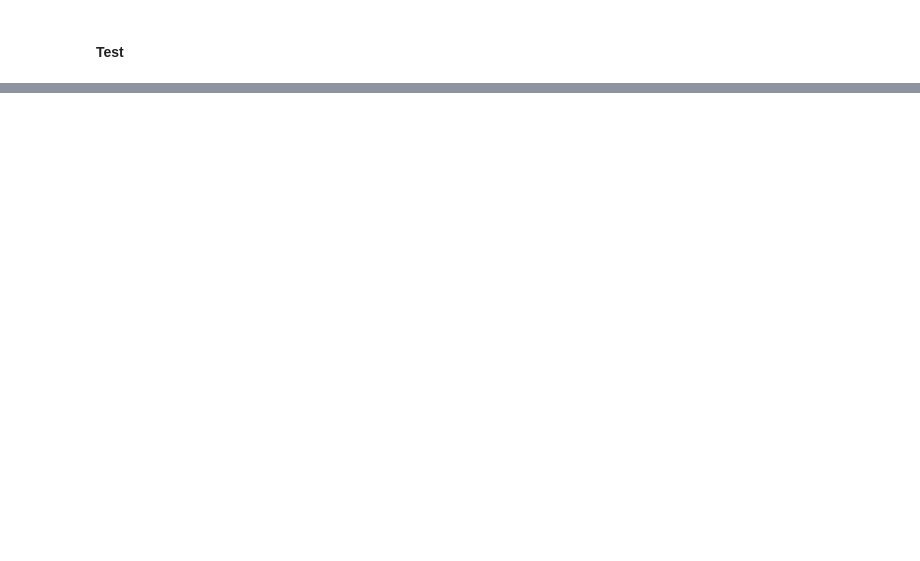
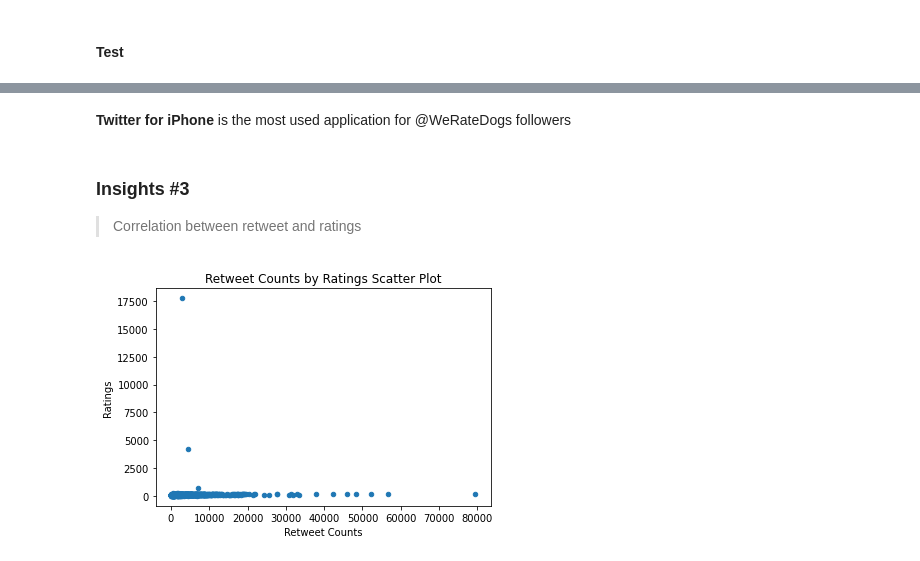
Before and after one commit to johnkdunyo/ALX-Udacity_Data-Analysis, a Jupyter notebook: Project 2/wrangle_act.ipynb, the cells around one changed output, grey strips where cells are left out. Cells and saved outputs as stored; diff of their text form; code cells hidden in the pictures; blank space fills up the shorter version.

```diff
--- a/Project 2/wrangle_act.ipynb
+++ b/Project 2/wrangle_act.ipynb
@@ -337,0 +786,15 @@ In this section, analyze and visualize your wrangled data. You must produce at l
+# %% [markdown]
+<b>Twitter for iPhone</b> is the most used application for @WeRateDogs followers
+# %% [markdown]
+### Insights #3
+> Correlation between retweet and ratings
+# %%
+twitter_df.plot(x='retweet_count', y='dog_rating', kind='scatter')
+plt.xlabel('Retweet Counts')
+plt.ylabel('Ratings')
+plt.title('Retweet Counts by Ratings Scatter Plot')
+
+fig = plt.gcf()
+fig.savefig('Fig1_Retweet_Counts.png',bbox_inches='tight');
+# %% [output]
+[figure, added]
```
Also changed, not shown: parts of 113 cells of this notebook, 7 other files.
